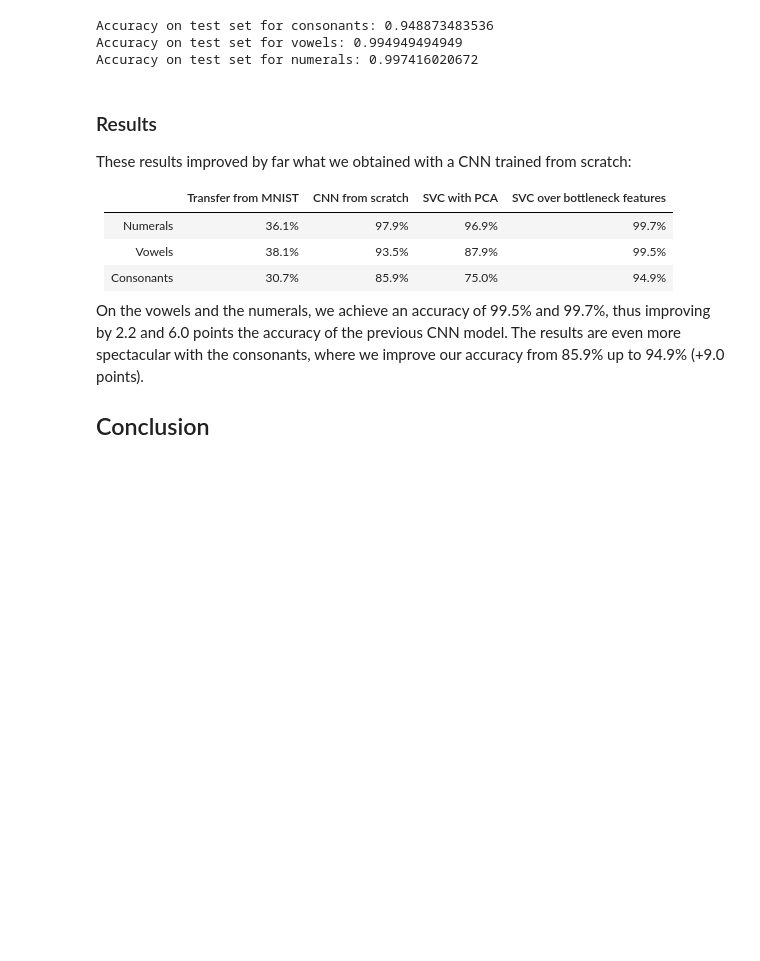
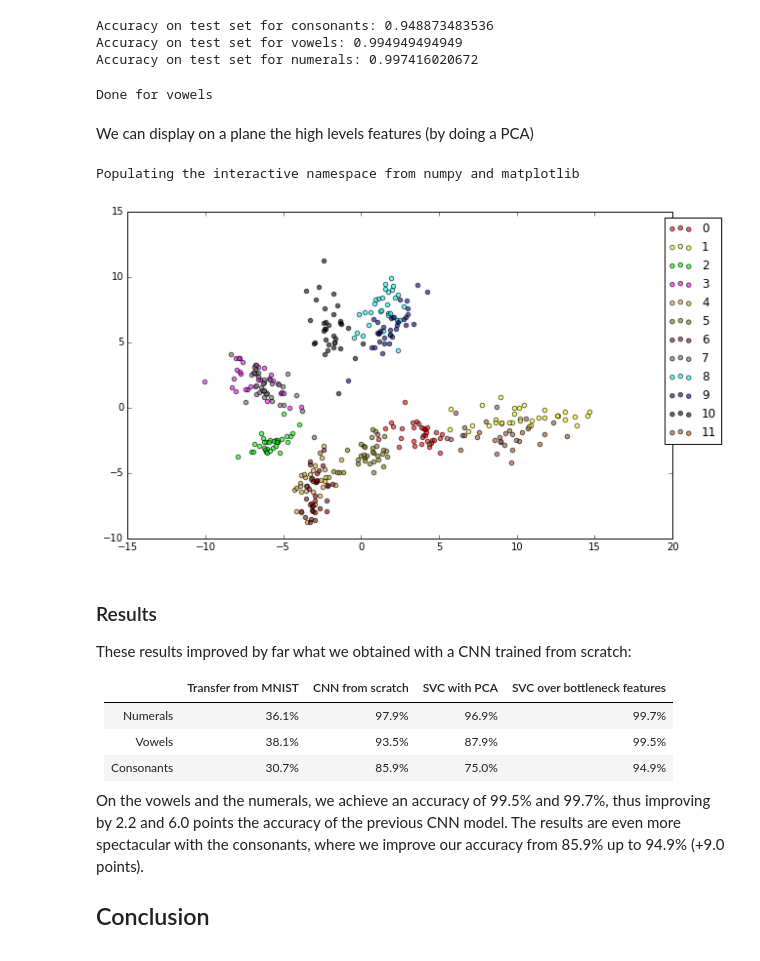
Before and after one commit to PForet/Devanagari_recognition, a Jupyter notebook: CNN and transfer learning.ipynb, the cells around one changed output. Drawn from its saved outputs; the diff is of its cells as text; code cells hidden in the pictures; blank space fills up the shorter version.

```diff
--- a/CNN and transfer learning.ipynb
+++ b/CNN and transfer learning.ipynb
@@ -889,6 +914,60 @@ print("Accuracy on test set for numerals: {}".format(accuracy_score([np.argmax(i
 Accuracy on test set for consonants: 0.948873483536
 Accuracy on test set for vowels: 0.994949494949
 Accuracy on test set for numerals: 0.997416020672
+# %%
+def extract_bottleneck_features(X):
+    return features_extractor.predict(X)
+
+def SVC_Top(X, y):
+
+    y_flat = [np.argmax(i) for i in y]
+    X_flat = extract_bottleneck_features(X)
+
+    High_level_classifier = SVC()
+
+    param_grid = {'C':[1,10,100,1000],
+                  'gamma':[0.001,0.01,0.1,1,10,100]}
+
+    grid_search = GridSearchCV(High_level_classifier, param_grid)
+
+    grid_search.fit(X_flat, y_flat)
+
+    return grid_search.best_estimator_
+
+X_vowels = np.vstack((X_train_vowels, X_val_vowels))
+Best_top_classifier_vowels = SVC_Top(X_vowels, np.vstack((y_train_vowels, y_val_vowels)))
+print("Done for vowels")
+# %% [output]
+Done for vowels
+# %% [markdown]
+We can display on a plane the high levels features (by doing a PCA)
+# %%
+%pylab inline
+pylab.rcParams['figure.figsize'] = (10, 6)
+from matplotlib import pyplot as plt
+
+# We reduce the dimention of the input space to 2 with a pca for visualization
+features_to_plane = PCA(n_components = 2)
+# We fit the PA over the extracted features of the vowels training set
+features_to_plane.fit(extract_bottleneck_features(X_vowels))
+# And we compute the position of the extracted features of the test set on the resulting plane
+_2D_test_vowels = features_to_plane.transform(extract_bottleneck_features(X_test_vowels))
+
+# We extract the first and second element of each sample for displaying
+_2Dx, _2Dy = [i[0] for i in _2D_test_vowels], [i[1] for i in _2D_test_vowels]
+
+# We plot each class with a different color
+somenicecolors = ['red','yellow','lime','magenta','goldenrod','olive','maroon','dimgray','aqua','darkblue','black','sienna']
+for label_id, one_color in zip(range(0,12), somenicecolors):
+    plt.scatter([x for x,l in zip(_2Dx, y_test_vowels) if np.argmax(l)==label_id ],
+                [y for y,l in zip(_2Dy, y_test_vowels) if np.argmax(l)==label_id ],
+                 c = one_color, alpha=0.6, label=label_id)
+# Change the location of the legend a little
+plt.legend(bbox_to_anchor=(1.1, 1))
+plt.show()
+# %% [output]
+Populating the interactive namespace from numpy and matplotlib
+[figure, added]
 # %% [markdown]
 ### Results
 
```
Also changed, not shown: parts of 5 cells of this notebook.
